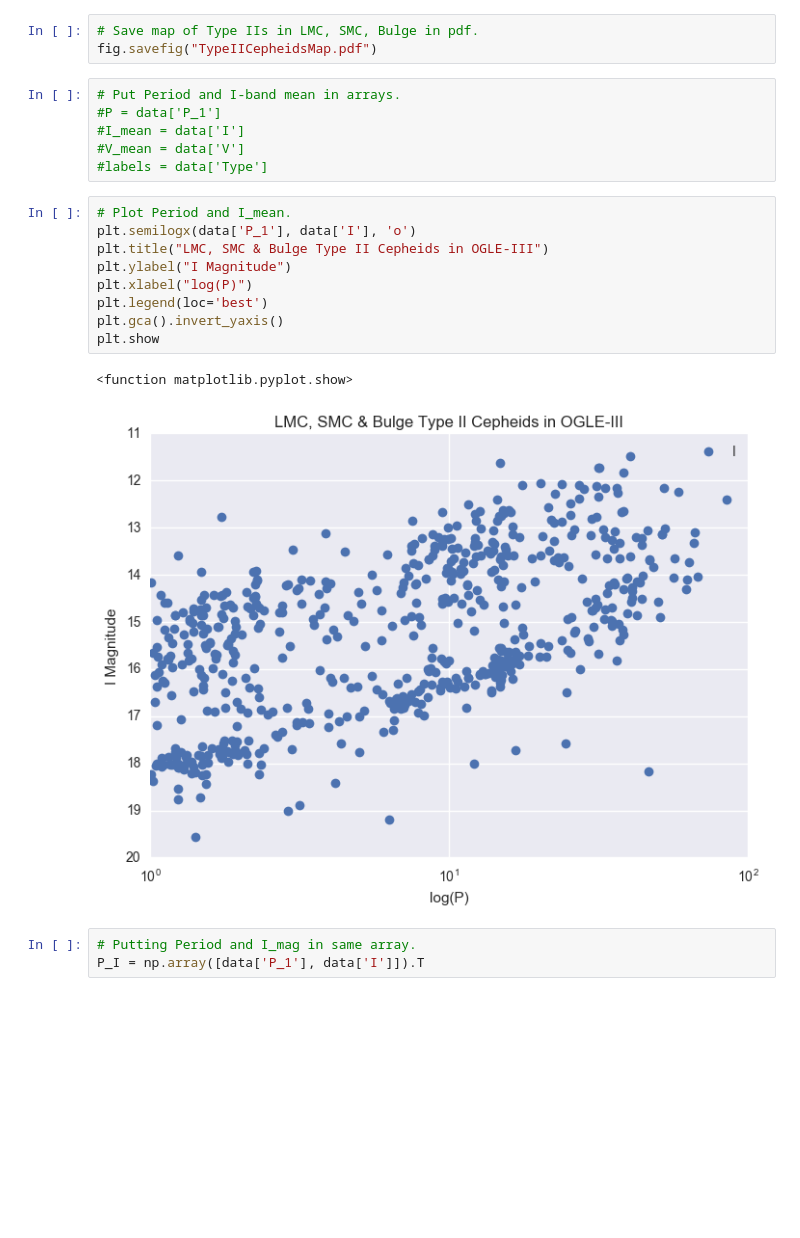
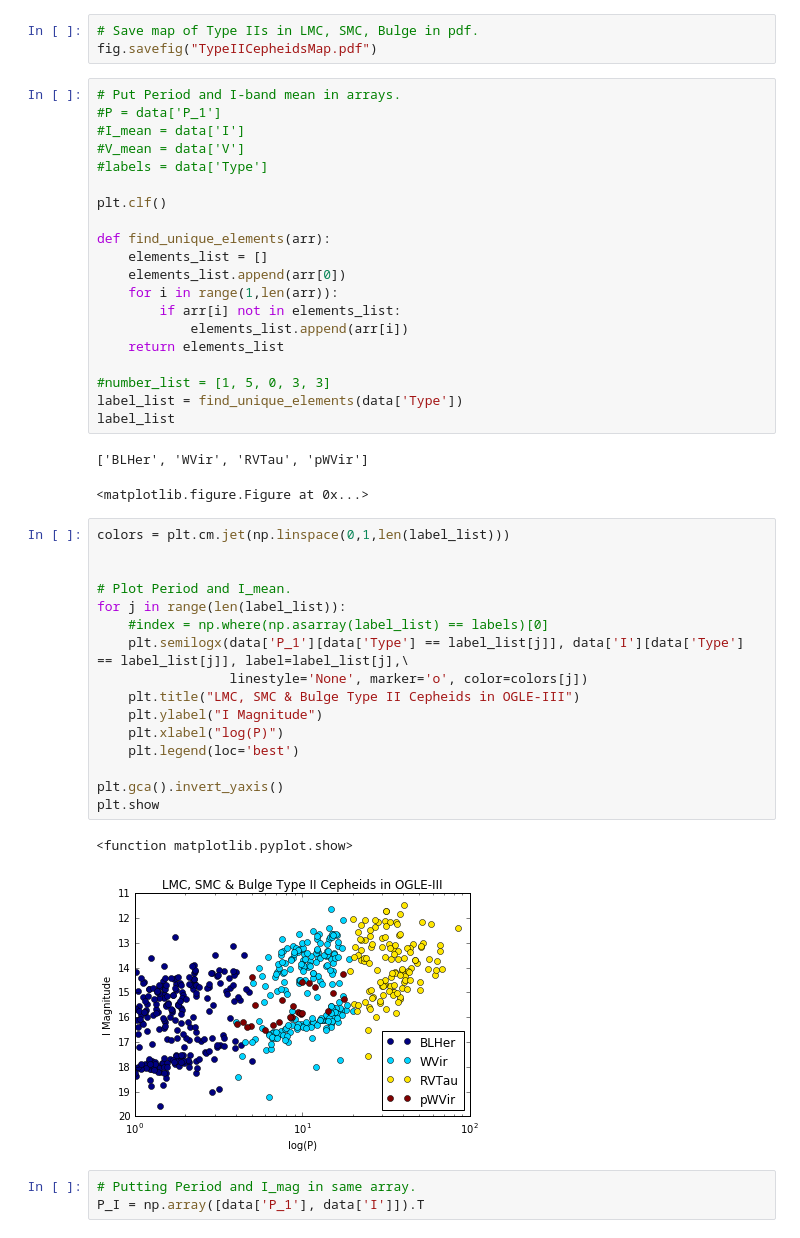
Before and after one commit to mpbusch/Cepheids, a Jupyter notebook: Plotting OGLE Type II Cepheids.ipynb, the cells around one changed output. Drawn from its saved outputs; the diff is of its cells as text; blank space fills up the shorter version.

```diff
--- a/Plotting OGLE Type II Cepheids.ipynb
+++ b/Plotting OGLE Type II Cepheids.ipynb
@@ -57,18 +79,42 @@ fig.savefig("TypeIICepheidsMap.pdf")
 #I_mean = data['I']
 #V_mean = data['V']
 #labels = data['Type']
+
+plt.clf()
+
+def find_unique_elements(arr):
+    elements_list = []
+    elements_list.append(arr[0])
+    for i in range(1,len(arr)):
+        if arr[i] not in elements_list:
+            elements_list.append(arr[i])
+    return elements_list
+
+#number_list = [1, 5, 0, 3, 3]
+label_list = find_unique_elements(data['Type'])
+label_list
+# %% [output]
+['BLHer', 'WVir', 'RVTau', 'pWVir']
+<matplotlib.figure.Figure at 0x...>
 # %%
+colors = plt.cm.jet(np.linspace(0,1,len(label_list)))
+
+
 # Plot Period and I_mean.
-plt.semilogx(data['P_1'], data['I'], 'o')
-plt.title("LMC, SMC & Bulge Type II Cepheids in OGLE-III")
-plt.ylabel("I Magnitude")
-plt.xlabel("log(P)")
-plt.legend(loc='best')
+for j in range(len(label_list)):
+    #index = np.where(np.asarray(label_list) == labels)[0]
+    plt.semilogx(data['P_1'][data['Type'] == label_list[j]], data['I'][data['Type'] == label_list[j]], label=label_list[j],\
+                 linestyle='None', marker='o', color=colors[j])
+    plt.title("LMC, SMC & Bulge Type II Cepheids in OGLE-III")
+    plt.ylabel("I Magnitude")
+    plt.xlabel("log(P)")
+    plt.legend(loc='best')
+
 plt.gca().invert_yaxis()
 plt.show
 # %% [output]
 <function matplotlib.pyplot.show>
-[figure, old version]
+[figure, new version]
 # %%
 # Putting Period and I_mag in same array.
 P_I = np.array([data['P_1'], data['I']]).T
```
Also changed, not shown: parts of 8 cells of this notebook, 1 other file.
